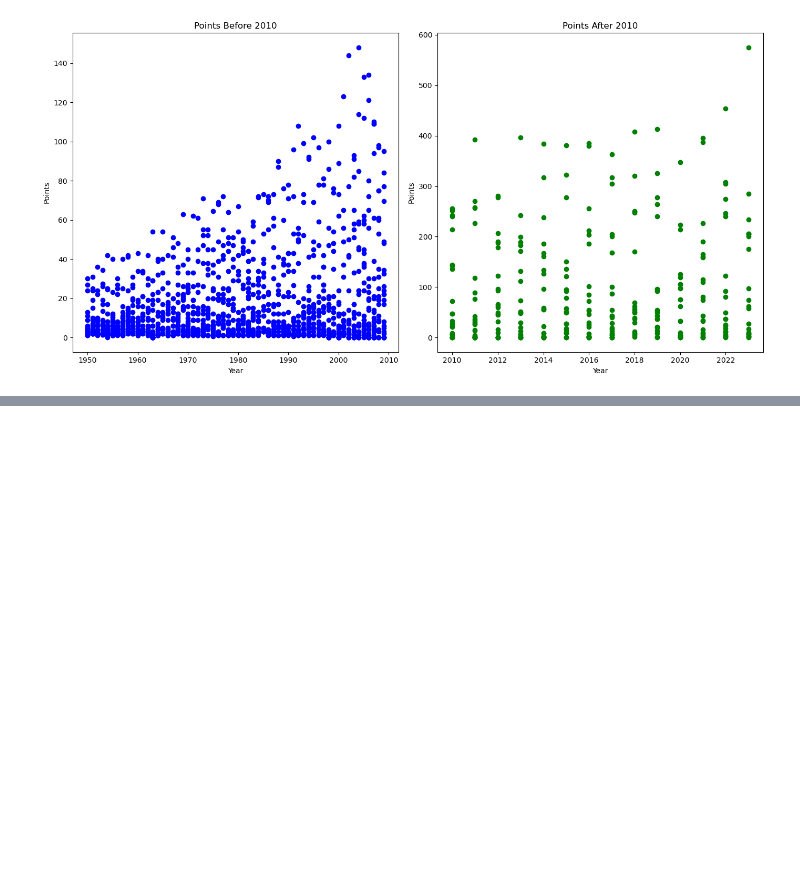
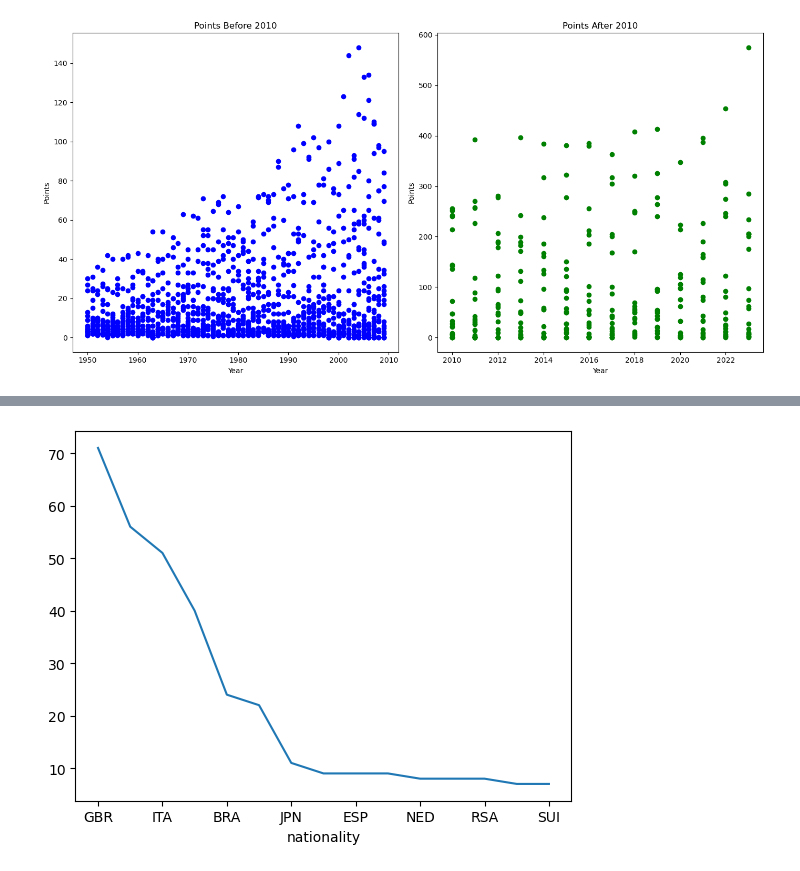
Before and after one commit to victorjgg14/f1-analisis, a Jupyter notebook: code/EDA.ipynb, the cells around one changed output, grey strips where cells are left out. Cells and saved outputs as stored; diff of their text form; code cells hidden in the pictures; blank space fills up the shorter version.

```diff
--- a/code/EDA.ipynb
+++ b/code/EDA.ipynb
@@ -252,0 +252,8 @@ ValueError: could not convert string to float: 'Nino  Farina '
+# %%
+tab = df1[['driver', 'nationality']]
+
+nacionalidad = df(tab.value_counts()).reset_index()
+
+nacionality_count = nacionalidad.nationality.value_counts()
+
+nacionality_count
@@ -252,0 +278,4 @@ ValueError: could not convert string to float: 'Nino  Farina '
+# %%
+nacionality_count.head(15).plot();
+# %% [output]
+[figure, added]
```
Also changed, not shown: parts of 7 cells of this notebook, 1 other file.
